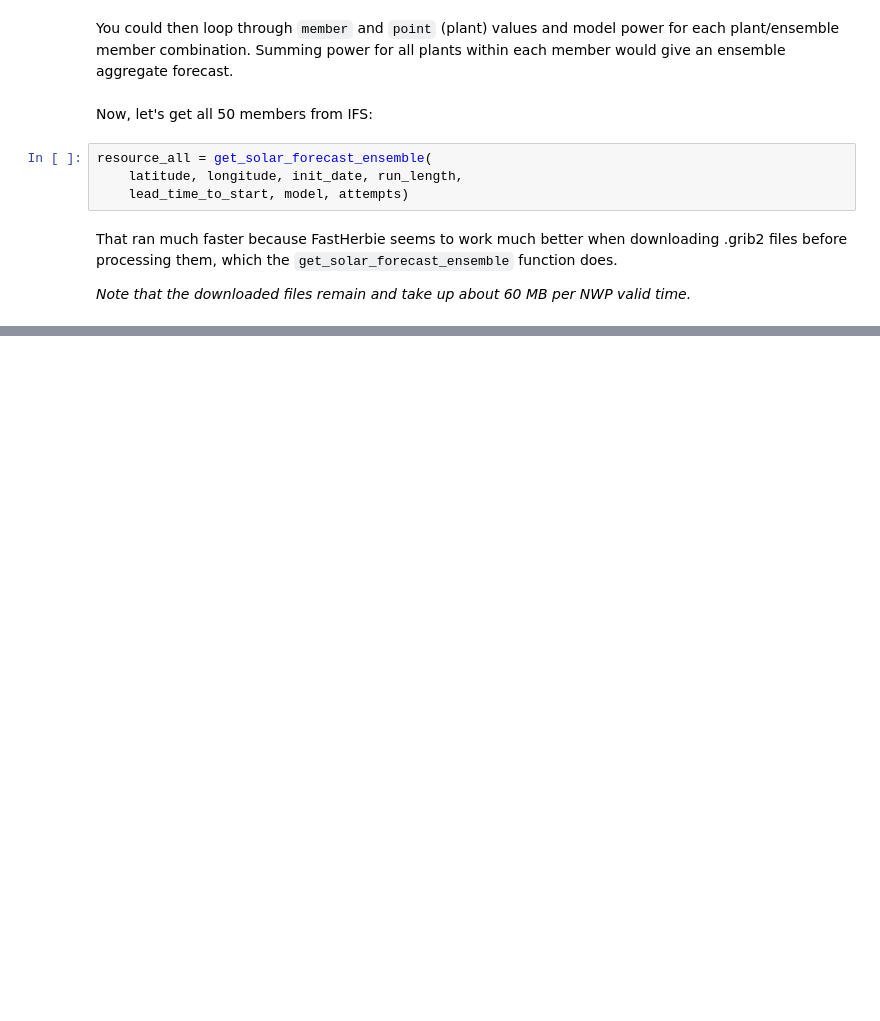
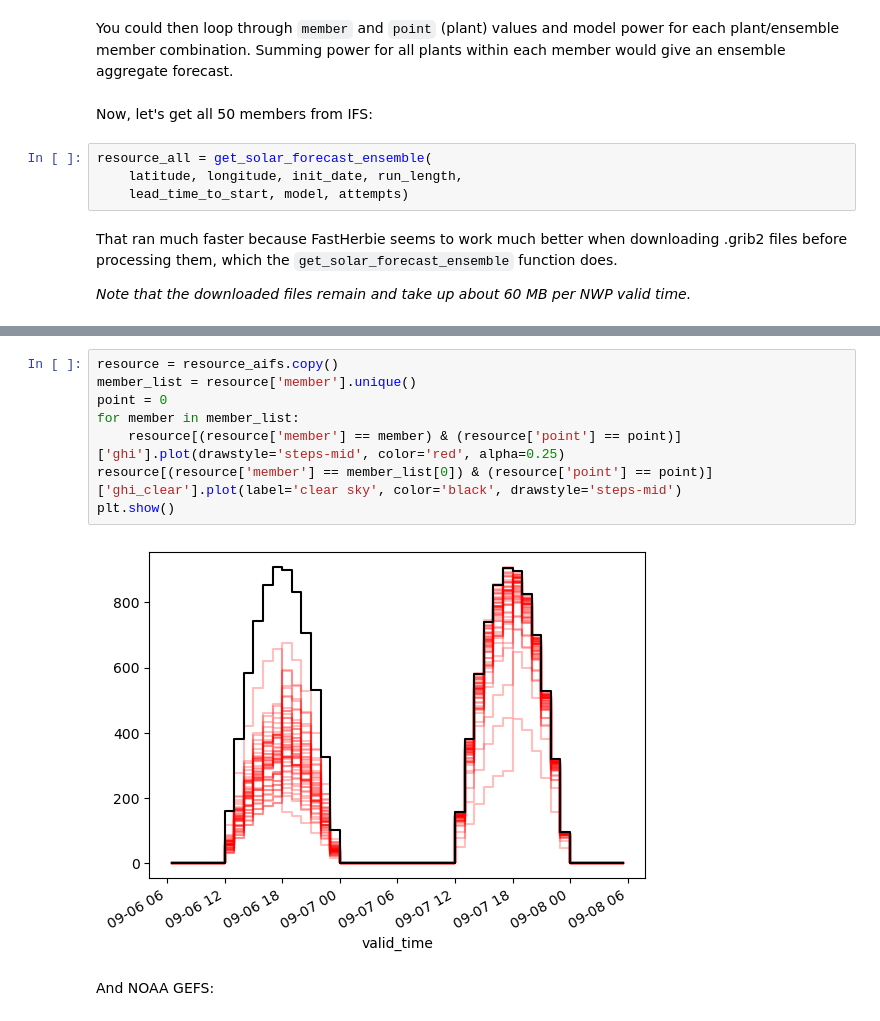
Before and after one commit to williamhobbs/energy-forecasting-tools, a Jupyter notebook: ensemble_example.ipynb, the cells around one changed output, grey strips where cells are left out. Drawn from its saved outputs; the diff is of its cells as text; blank space fills up the shorter version.

```diff
--- a/ensemble_example.ipynb
+++ b/ensemble_example.ipynb
@@ -61,0 +73,12 @@ plt.show()
+# %%
+resource = resource_aifs.copy()
+member_list = resource['member'].unique()
+point = 0
+for member in member_list:
+    resource[(resource['member'] == member) & (resource['point'] == point)]['ghi'].plot(drawstyle='steps-mid', color='red', alpha=0.25)
+resource[(resource['member'] == member_list[0]) & (resource['point'] == point)]['ghi_clear'].plot(label='clear sky', color='black', drawstyle='steps-mid')
+plt.show()
+# %% [output]
+[figure, added]
+# %% [markdown]
+And NOAA GEFS:
```
Also changed, not shown: parts of 9 cells of this notebook.
